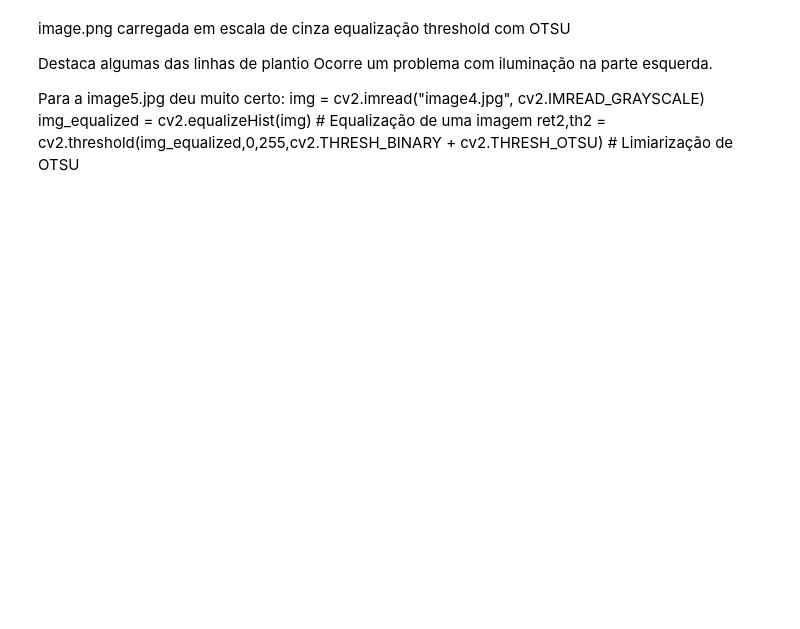
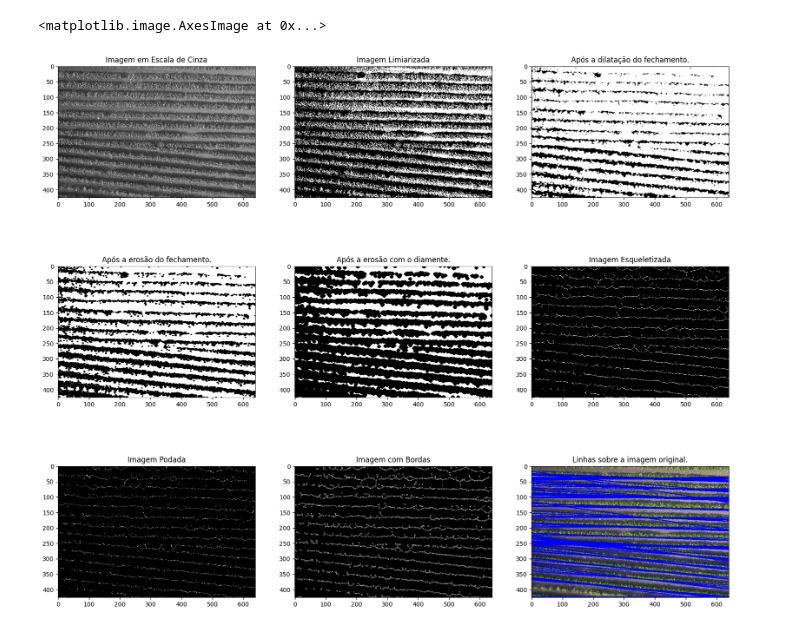
Before and after one commit to DanielGoncalves666/gbc216_t1_G01, a Jupyter notebook: Trabalho Final/main.ipynb, the cells around one changed output. Drawn from its saved outputs; the diff is of its cells as text; code cells hidden in the pictures; blank space fills up the shorter version.

```diff
--- a/Trabalho Final/main.ipynb
+++ b/Trabalho Final/main.ipynb
@@ -3,16 +3,3 @@ import cv2
 import numpy as np
 import matplotlib.pyplot as plt
 import copy
-# %% [markdown]
-image.png carregada em escala de cinza
-equalização
-threshold com OTSU
-
-Destaca algumas das linhas de plantio
-Ocorre um problema com iluminação na parte esquerda.
-
-
-Para a image5.jpg deu muito certo:
-img = cv2.imread("image4.jpg", cv2.IMREAD_GRAYSCALE)
-img_equalized = cv2.equalizeHist(img) # Equalização de uma imagem
-ret2,th2 = cv2.threshold(img_equalized,0,255,cv2.THRESH_BINARY + cv2.THRESH_OTSU) # Limiarização de OTSU
@@ -19 +93,68 @@ ret2,th2 = cv2.threshold(img_equalized,0,255,cv2.THRESH_BINARY + cv2.THRESH_OTSU
+# %%
+
+image_bgr = cv2.imread("image7.jpg")
+image_rgb = cv2.cvtColor(image_bgr, cv2.COLOR_BGR2RGB)
+imagem = cv2.cvtColor(image_bgr, cv2.COLOR_RGB2GRAY) # Conversão para escala de cinza
+
+thresh_value,img_thresh = cv2.threshold(imagem,0,255,cv2.THRESH_BINARY + cv2.THRESH_OTSU) #OTSU
+
+imagem_dilatada = cv2.dilate(img_thresh, structuring_element, iterations=1) # Fechamento Parte 1
+imagem_fechada = cv2.erode(imagem_dilatada, structuring_element, iterations=1) # Fechamento Parte 2
+imagem_erodida = cv2.erode(imagem_fechada, diamond_element, iterations=1) # Erosão
+
+imagem_esqueleto = skeletonize(imagem_erodida) #Esqueletização
+imagem_podada = prune_skeleton(imagem_esqueleto, 1) #Poda
+bordas = cv2.Canny(imagem_esqueleto, 70, 100) # Detecção de bordas.
+
+
+linhas = cv2.HoughLines(bordas, 1, np.pi / 180, 60, None, 0, 0) # Determinação das linhas
+if linhas is not None:
+    for line in linhas:
+        rho, theta = line[0]
+
+        #Conversão das coordenadas polares em coordenadas cartesianas.
+        a = np.cos(theta)
+        b = np.sin(theta)
+        x0 = a * rho
+        y0 = b * rho
+        x1 = int(x0 + 1000 * (-b))
+        y1 = int(y0 + 1000 * (a))
+        x2 = int(x0 - 1000 * (-b))
+        y2 = int(y0 - 1000 * (a))
+
+        # Desenhar a linha detectada
+        cv2.line(image_rgb, (x1, y1), (x2, y2), (0, 0, 255), 2) #Desenha as linhas na imagem original colorida.
+
+plt.figure(figsize=(20, 16))
+plt.subplots_adjust(hspace=0.5)
+plt.subplot(3,3,1)
+plt.title('Imagem em Escala de Cinza')
+plt.imshow(imagem, cmap='gray', vmin=0, vmax=255)
+plt.subplot(3,3,2)
+plt.title('Imagem Limiarizada')
+plt.imshow(img_thresh, cmap='gray', vmin=0, vmax=255)
+plt.subplot(3,3,3)
+plt.title('Após a dilatação do fechamento.')
+plt.imshow(imagem_dilatada, cmap='gray', vmin=0, vmax=255)
+plt.subplot(3,3,4)
+plt.title('Após a erosão do fechamento.')
+plt.imshow(imagem_fechada, cmap='gray', vmin=0, vmax=255)
+plt.subplot(3,3,5)
+plt.title('Após a erosão com o diamente.')
+plt.imshow(imagem_erodida, cmap='gray', vmin=0, vmax=255)
+plt.subplot(3,3,6)
+plt.title('Imagem Esqueletizada')
+plt.imshow(imagem_esqueleto, cmap='gray', vmin=0, vmax=255)
+plt.subplot(3,3,7)
+plt.title('Imagem Podada')
+plt.imshow(imagem_podada, cmap='gray', vmin=0, vmax=255)
+plt.subplot(3,3,8)
+plt.title('Imagem com Bordas')
+plt.imshow(bordas, cmap='gray', vmin=0, vmax=255)
+plt.subplot(3,3,9)
+plt.title('Linhas sobre a imagem original.')
+plt.imshow(image_rgb, cmap='gray', vmin=0, vmax=255)
+# %% [output]
+<matplotlib.image.AxesImage at 0x...>
+[figure, added]
 # %%
```
Also changed, not shown: parts of 3 cells of this notebook, 8 other files.
